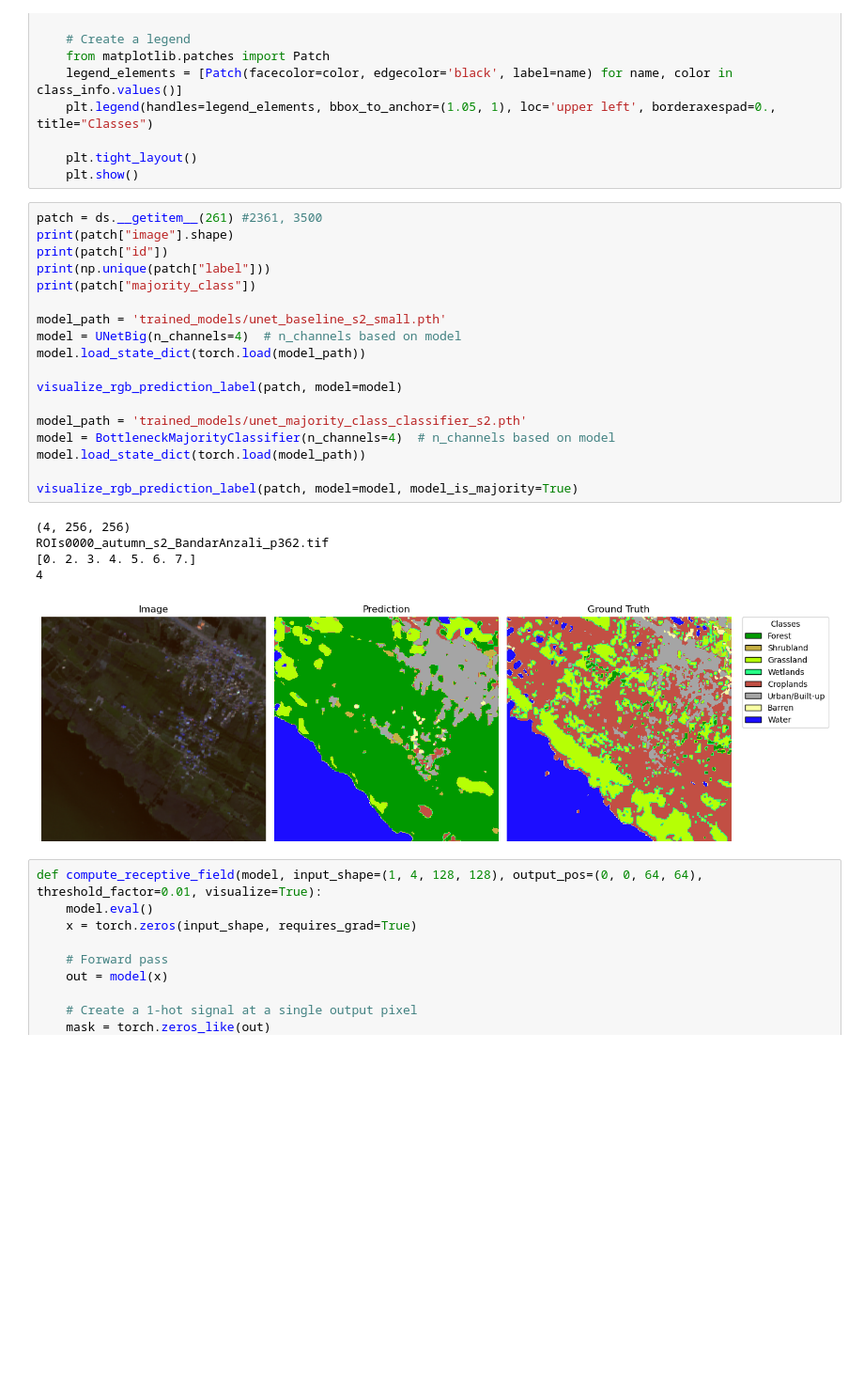
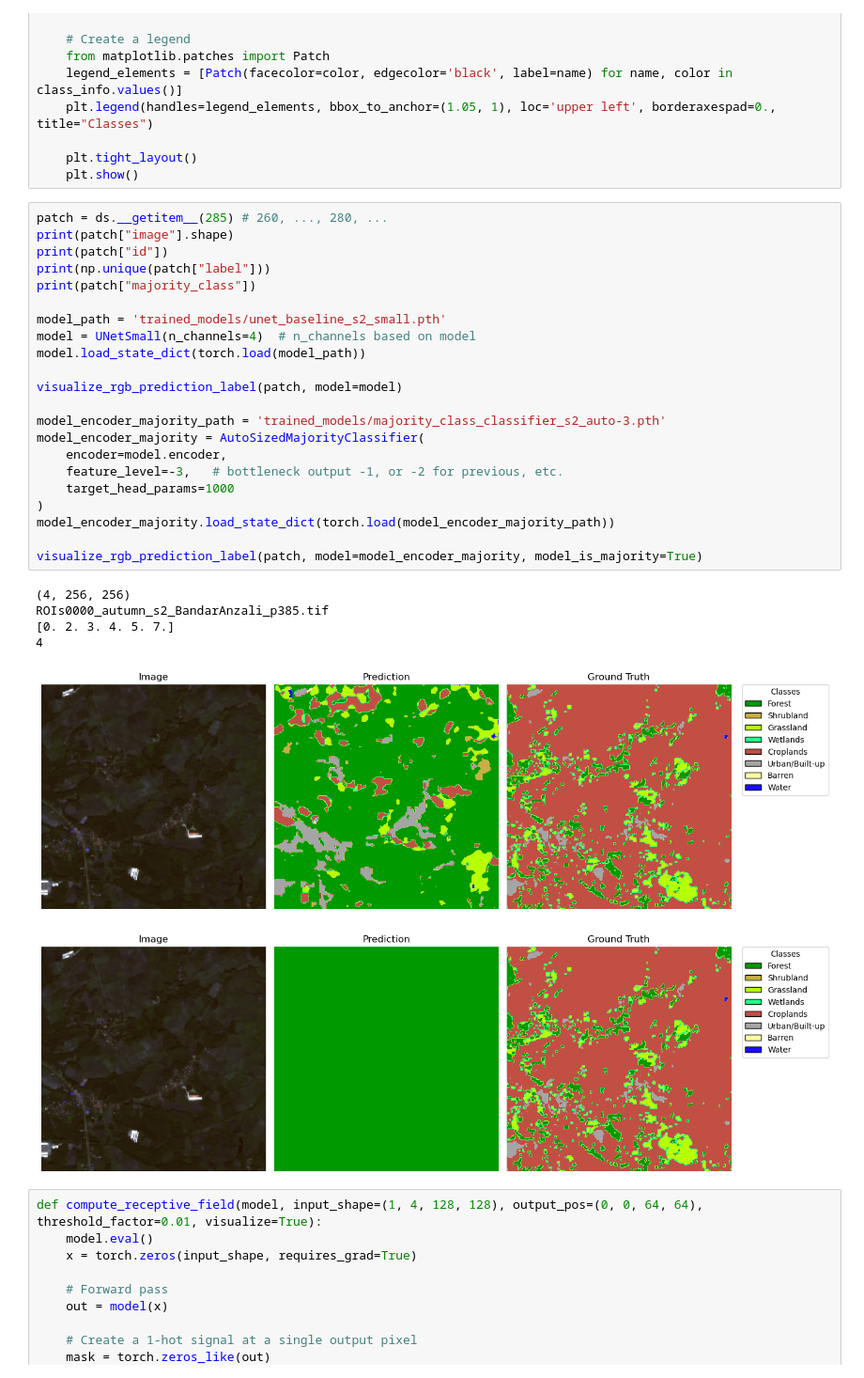
Before and after one commit to hpfref/The-Role-of-Spatial-Context-in-Deep-Learning-based-Semantic-Segmentation-of-Remote-Sensing-Imagery, a Jupyter notebook: dfc20/visualize.ipynb, the cells around one changed output. Shown: that part at 94% size. Cells and saved outputs as stored; diff of their text form; blank space fills up the shorter version.

```diff
--- a/dfc20/visualize.ipynb
+++ b/dfc20/visualize.ipynb
@@ -97,29 +97,34 @@ def visualize_rgb_prediction_label(patch, model=None, model_is_majority=False):
     plt.tight_layout()
     plt.show()
 # %%
-patch = ds.__getitem__(261) #2361, 3500
+patch = ds.__getitem__(285) # 260, ..., 280, ...
 print(patch["image"].shape)
 print(patch["id"])
 print(np.unique(patch["label"]))
 print(patch["majority_class"])
 
 model_path = 'trained_models/unet_baseline_s2_small.pth'
-model = UNetBig(n_channels=4)  # n_channels based on model
+model = UNetSmall(n_channels=4)  # n_channels based on model
 model.load_state_dict(torch.load(model_path))
 
 visualize_rgb_prediction_label(patch, model=model)
 
-model_path = 'trained_models/unet_majority_class_classifier_s2.pth'
-model = BottleneckMajorityClassifier(n_channels=4)  # n_channels based on model
-model.load_state_dict(torch.load(model_path))
+model_encoder_majority_path = 'trained_models/majority_class_classifier_s2_auto-3.pth'
+model_encoder_majority = AutoSizedMajorityClassifier(
+    encoder=model.encoder,
+    feature_level=-3,   # bottleneck output -1, or -2 for previous, etc.
+    target_head_params=1000
+)
+model_encoder_majority.load_state_dict(torch.load(model_encoder_majority_path))
 
-visualize_rgb_prediction_label(patch, model=model, model_is_majority=True)
+visualize_rgb_prediction_label(patch, model=model_encoder_majority, model_is_majority=True)
 # %% [output]
 (4, 256, 256)
-ROIs0000_autumn_s2_BandarAnzali_p362.tif
-[0. 2. 3. 4. 5. 6. 7.]
+ROIs0000_autumn_s2_BandarAnzali_p385.tif
+[0. 2. 3. 4. 5. 7.]
 4
-[figure, old version]
+[figure, new version]
+[figure, added]
 # %%
 def compute_receptive_field(model, input_shape=(1, 4, 128, 128), output_pos=(0, 0, 64, 64), threshold_factor=0.01, visualize=True):
     model.eval()
```
Also changed, not shown: parts of 1 cell of this notebook, 21 other files.
